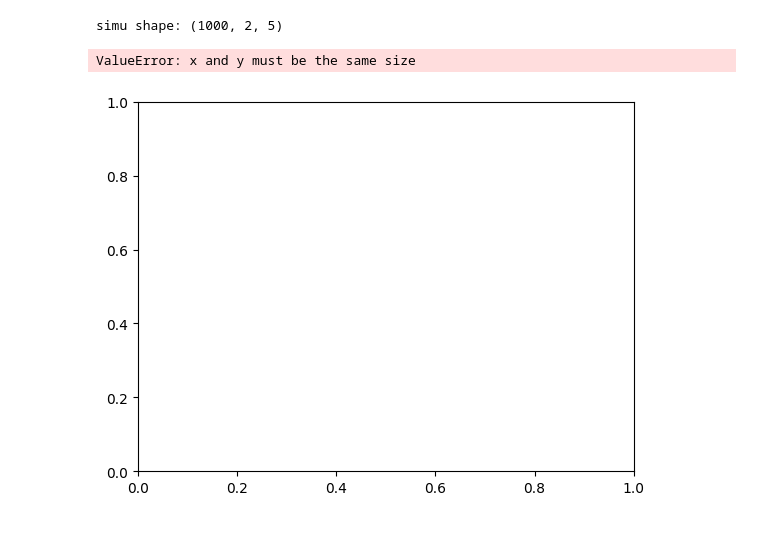
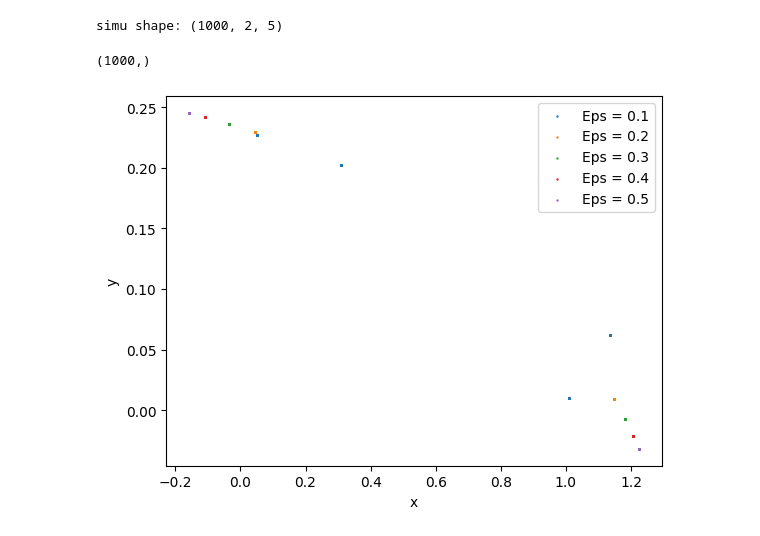
Before and after one commit to ENSLProjects/Numerical_Project, a Jupyter notebook: ToyProblem.ipynb, the cells around one changed output. Cells and saved outputs as stored; diff of their text form; code cells hidden in the pictures.

```diff
--- a/ToyProblem.ipynb
+++ b/ToyProblem.ipynb
@@ -233,15 +233,17 @@ simu = coupled_henon_wrt_coupling(a, b, c, d, x0, y0, u0, v0, n, Eps, points_gar
 print('simu shape:', np.shape(simu))
 # %% [output]
 simu shape: (1000, 2, 5)
+# %%
+print(np.shape(list(simu[:,0,i])))
+# %% [output]
+(1000,)
 # %%
 fig, ax = plt.subplots()
 for i in range(len(Eps)):
-    assert len(simu[:,0,i]) == len(simu[:,1:i]), "not meme size"
-    ax.scatter(list(simu[:,0,i]), list(simu[:,1:i]), s=0.5, label=f"Esp = {Eps[i]}")
+    ax.scatter(simu[:,0,i], simu[:,1,i], s=0.5, label=f"Eps = {Eps[i]}")
 ax.set_xlabel("x")
 ax.set_ylabel("y")
 plt.legend()
 plt.show()
 # %% [output]
-ValueError: x and y must be the same size
-[figure, old version]
+[figure, new version]
```
